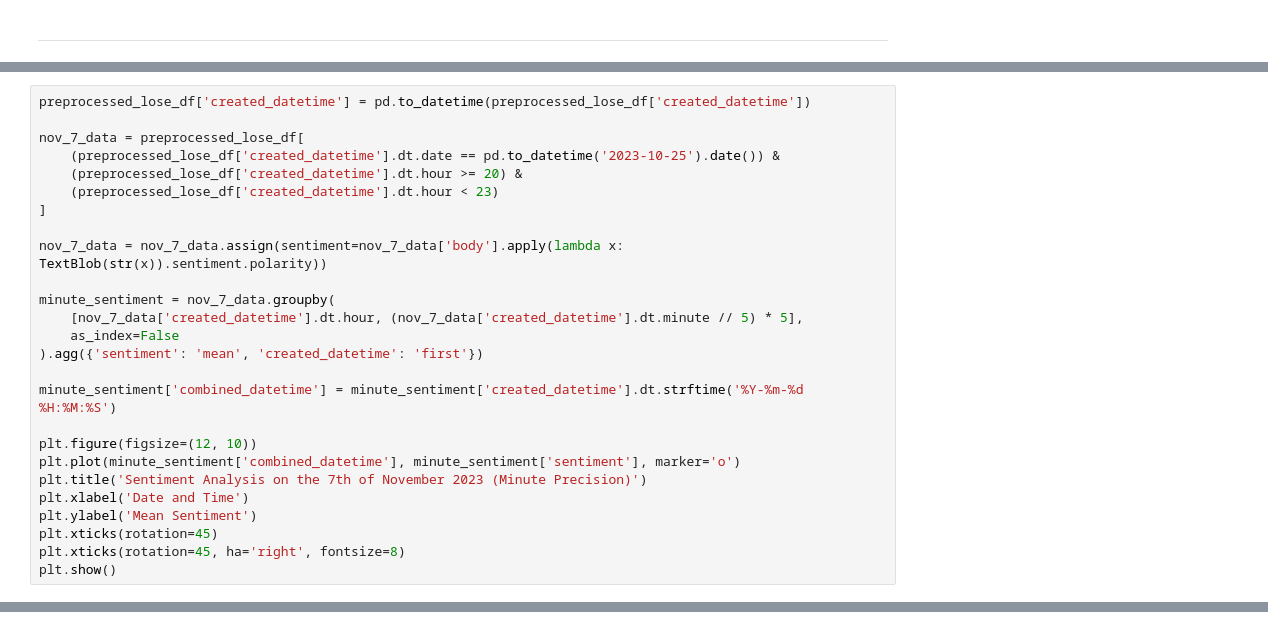
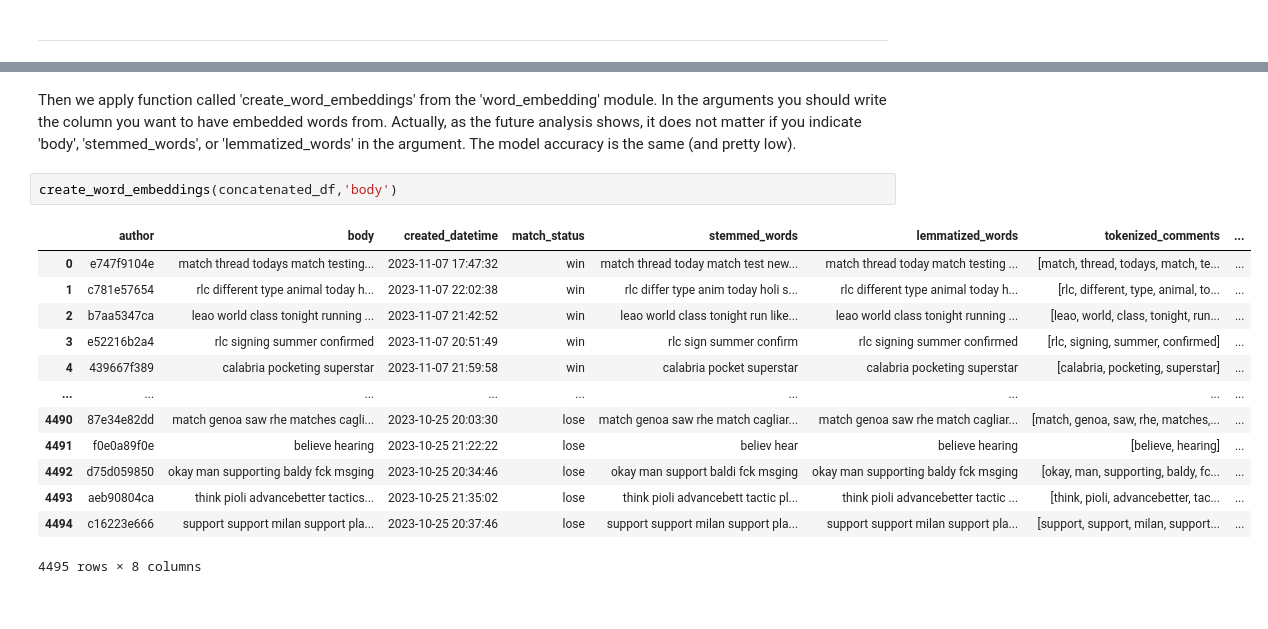
Before and after one commit to sergiopicascia/dscoding-projects, a Jupyter notebook: Nikita.Olefir/trial.ipynb, the cells around one changed output, grey strips where cells are left out. Drawn from its saved outputs; the diff is of its cells as text.

```diff
--- a/Nikita.Olefir/trial.ipynb
+++ b/Nikita.Olefir/trial.ipynb
@@ -163,26 +206,0 @@ analyze_sentiment(preprocessed_lose_df, '2023-10-25', 20, 23, interval_minutes=5
-# %%
-preprocessed_lose_df['created_datetime'] = pd.to_datetime(preprocessed_lose_df['created_datetime'])
-
-nov_7_data = preprocessed_lose_df[
-    (preprocessed_lose_df['created_datetime'].dt.date == pd.to_datetime('2023-10-25').date()) &
-    (preprocessed_lose_df['created_datetime'].dt.hour >= 20) &
-    (preprocessed_lose_df['created_datetime'].dt.hour < 23)
-]
-
-nov_7_data = nov_7_data.assign(sentiment=nov_7_data['body'].apply(lambda x: TextBlob(str(x)).sentiment.polarity))
-
-minute_sentiment = nov_7_data.groupby(
-    [nov_7_data['created_datetime'].dt.hour, (nov_7_data['created_datetime'].dt.minute // 5) * 5],
-    as_index=False
-).agg({'sentiment': 'mean', 'created_datetime': 'first'})
-
-minute_sentiment['combined_datetime'] = minute_sentiment['created_datetime'].dt.strftime('%Y-%m-%d %H:%M:%S')
-
-plt.figure(figsize=(12, 10))
-plt.plot(minute_sentiment['combined_datetime'], minute_sentiment['sentiment'], marker='o')
-plt.title('Sentiment Analysis on the 7th of November 2023 (Minute Precision)')
-plt.xlabel('Date and Time')
-plt.ylabel('Mean Sentiment')
-plt.xticks(rotation=45)
-plt.xticks(rotation=45, ha='right', fontsize=8)
-plt.show()
@@ -188,0 +228,18 @@ plt.show()
+# %% [markdown]
+Then we apply function called 'create_word_embeddings' from the 'word_embedding' module. In the arguments you should write the column you want to have embedded words from. Actually, as the future analysis shows, it does not matter if you indicate 'body', 'stemmed_words', or 'lemmatized_words' in the argument. The model accuracy is the same (and pretty low).
+# %%
+create_word_embeddings(concatenated_df,'body')
+# %% [output]
+|  | author | body | created_datetime | match_status | stemmed_words | lemmatized_words | tokenized_comments | ... |
+| 0 | e747f9104e | match thread todays match testing... | 2023-11-07 17:47:32 | win | match thread today match test new... | match thread today match testing ... | [match, thread, todays, match, te... | ... |
+| 1 | c781e57654 | rlc different type animal today h... | 2023-11-07 22:02:38 | win | rlc differ type anim today holi s... | rlc different type animal today h... | [rlc, different, type, animal, to... | ... |
+| 2 | b7aa5347ca | leao world class tonight running ... | 2023-11-07 21:42:52 | win | leao world class tonight run like... | leao world class tonight running ... | [leao, world, class, tonight, run... | ... |
+| 3 | e52216b2a4 | rlc signing summer confirmed | 2023-11-07 20:51:49 | win | rlc sign summer confirm | rlc signing summer confirmed | [rlc, signing, summer, confirmed] | ... |
+| 4 | 439667f389 | calabria pocketing superstar | 2023-11-07 21:59:58 | win | calabria pocket superstar | calabria pocketing superstar | [calabria, pocketing, superstar] | ... |
+| ... | ... | ... | ... | ... | ... | ... | ... | ... |
+| 4490 | 87e34e82dd | match genoa saw rhe matches cagli... | 2023-10-25 20:03:30 | lose | match genoa saw rhe match cagliar... | match genoa saw rhe match cagliar... | [match, genoa, saw, rhe, matches,... | ... |
+| 4491 | f0e0a89f0e | believe hearing | 2023-10-25 21:22:22 | lose | believ hear | believe hearing | [believe, hearing] | ... |
+| 4492 | d75d059850 | okay man supporting baldy fck msging | 2023-10-25 20:34:46 | lose | okay man support baldi fck msging | okay man supporting baldy fck msging | [okay, man, supporting, baldy, fc... | ... |
+| 4493 | aeb90804ca | think pioli advancebetter tactics... | 2023-10-25 21:35:02 | lose | think pioli advancebett tactic pl... | think pioli advancebetter tactic ... | [think, pioli, advancebetter, tac... | ... |
+| 4494 | c16223e666 | support support milan support pla... | 2023-10-25 20:37:46 | lose | support support milan support pla... | support support milan support pla... | [support, support, milan, support... | ... |
+4495 rows × 8 columns
```
Also changed, not shown: parts of 36 cells of this notebook, 5 other files.
